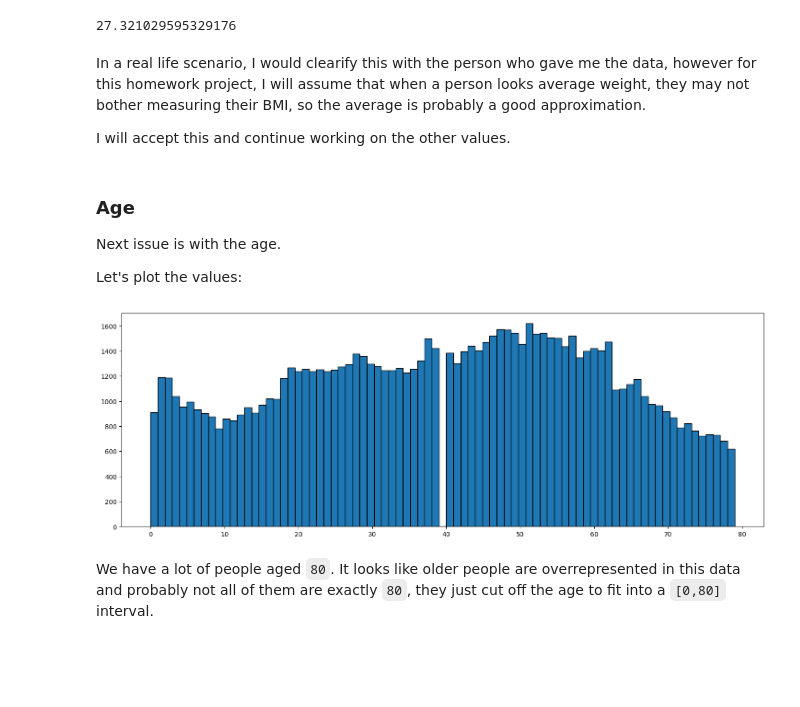
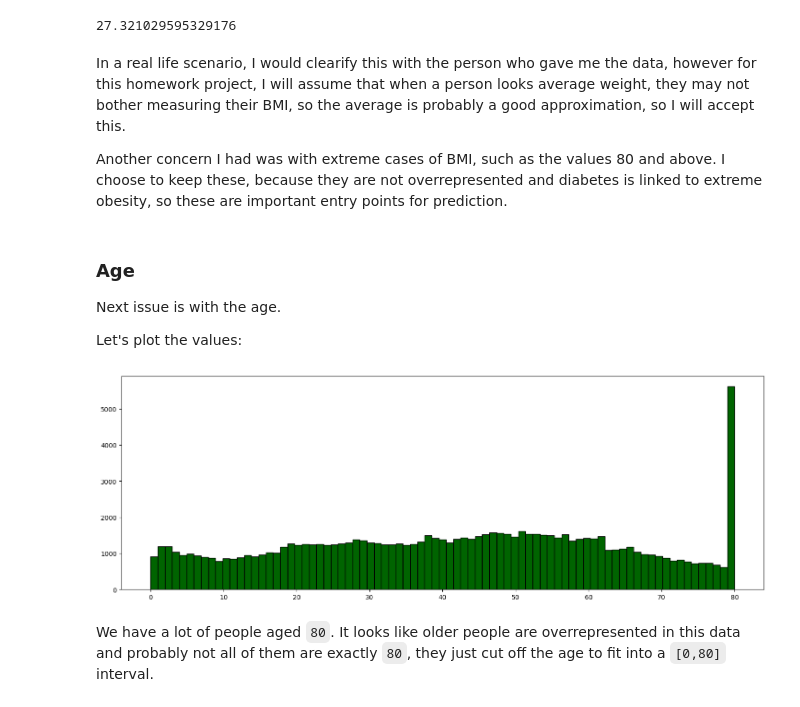
Before and after one commit to nemkin/matstat-diabetes, a Jupyter notebook: diabetes.ipynb, the cells around one changed output. Cells and saved outputs as stored; diff of their text form; code cells hidden in the pictures; blank space fills up the shorter version.

```diff
--- a/diabetes.ipynb
+++ b/diabetes.ipynb
@@ -235,9 +238,9 @@ df[df['bmi'] != 27.32]['bmi'].mean()
 # %% [output]
 27.321029595329176
 # %% [markdown]
-In a real life scenario, I would clearify this with the person who gave me the data, however for this homework project, I will assume that when a person looks average weight, they may not bother measuring their BMI, so the average is probably a good approximation.
+In a real life scenario, I would clearify this with the person who gave me the data, however for this homework project, I will assume that when a person looks average weight, they may not bother measuring their BMI, so the average is probably a good approximation, so I will accept this.
 
-I will accept this and continue working on the other values.
+Another concern I had was with extreme cases of BMI, such as the values 80 and above. I choose to keep these, because they are not overrepresented and diabetes is linked to extreme obesity, so these are important entry points for prediction.
 # %% [markdown]
 ### Age
 
@@ -246,12 +249,13 @@ Next issue is with the age.
 Let's plot the values:
 # %%
 values = df['age']
-counts, bins, _ = plt.hist(values, bins=81, edgecolor='black')
+num_bins = values.nunique()
+counts, bins, _ = plt.hist(values, bins=num_bins, color='darkgreen', edgecolor='black')
 
 plt.gcf().set_size_inches(18, 6)
 plt.show()
 # %% [output]
-[figure, old version]
+[figure, new version]
 # %% [markdown]
 We have a lot of people aged `80`. It looks like older people are overrepresented in this data and probably not all of them are exactly `80`, they just cut off the age to fit into a `[0,80]` interval.
 # %%
```
Also changed, not shown: parts of 30 cells of this notebook.
